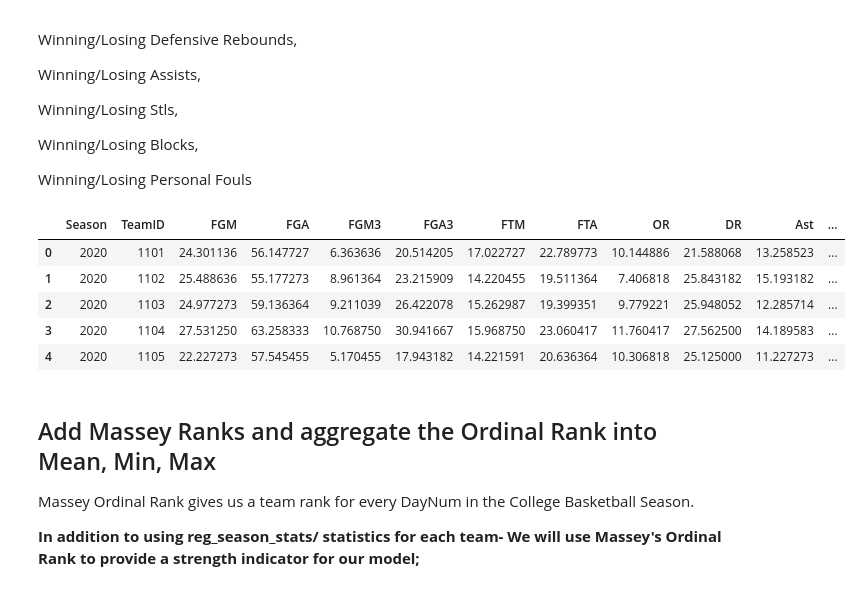
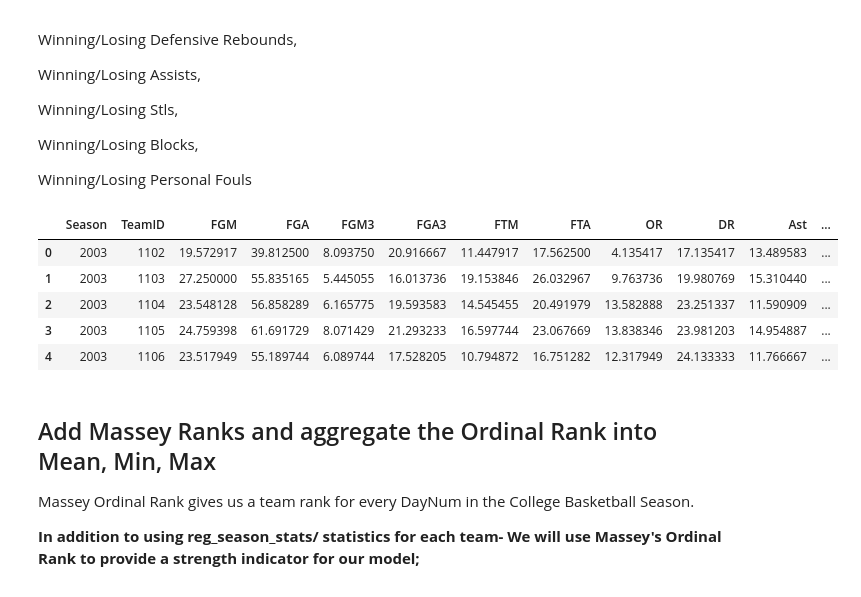
Before and after one commit to racruz25/group_project, a Jupyter notebook: Random_Forest_Model.ipynb, the cells around one changed output. Cells and saved outputs as stored; diff of their text form; code cells hidden in the pictures.

```diff
--- a/Random_Forest_Model.ipynb
+++ b/Random_Forest_Model.ipynb
@@ -113,38 +113,39 @@ Winning/Losing Personal Fouls
 # %%
 # 6) Use most updated ../mens-march-mania-2022/MDataFiles_Stage2/MRegularSeasonDetailedResults file to retrieve season results
 ## 03/12/2022 - Aggregate Stats into WTeamID Stats/ LTeamIDStats
 
 SeasonResults = pd.read_csv(files[4])
 SeasonResults = SeasonResults.copy()
-SeasonResults = SeasonResults[SeasonResults['Season'] >= 2020].reset_index(drop=True)
+SeasonResults = SeasonResults[SeasonResults['Season'] >= 2002].reset_index(drop=True)
+#SeasonResults = SeasonResults[SeasonResults['DayNum'] <= 133].reset_index(drop=True)
 #SeasonResults
 
 winning_cols = ['Season', 'WTeamID', 'WLoc', 'WFGM', 'WFGA', 'WFGM3', 'WFGA3', 'WFTM', 'WFTA', 'WOR', 'WDR', 'WAst', 'WTO', 'WStl', 'WBlk', 'WPF']
 losing_cols = ['Season', 'LTeamID', 'LFGM', 'LFGA', 'LFGM3', 'LFGA3', 'LFTM', 'LFTA', 'LOR', 'LDR', 'LAst', 'LTO', 'LStl', 'LBlk', 'LPF']
 columns = ['Season', 'TeamID', 'FGM', 'FGA', 'FGM3', 'FGA3', 'FTM', 'FTA', 'OR', 'DR', 'Ast', 'TO', 'Stl', 'Blk', 'PF']
 
 winning_stats = SeasonResults[winning_cols].groupby(['Season', 'WTeamID']).mean().reset_index()
 winning_stats.columns = columns
 
 losing_stats = SeasonResults[losing_cols].groupby(['Season', 'LTeamID']).mean().reset_index()
 losing_stats.columns = columns
 
 reg_season_stats = pd.concat([winning_stats, losing_stats]).groupby(['Season', 'TeamID']).mean().reset_index()
 
 reg_season_stats['id'] = reg_season_stats.Season.astype(str) + reg_season_stats.TeamID.astype(str)
 
 
 reg_season_stats.head()
 #reg_season_stats.to_csv('GroupProj_RegSeas_DF_N.csv', encoding='utf-8', index=False)
 
 # 2010 - 2022
 # %% [output]
 |  | Season | TeamID | FGM | FGA | FGM3 | FGA3 | FTM | FTA | OR | DR | Ast | ... |
-| 0 | 2020 | 1101 | 24.301136 | 56.147727 | 6.363636 | 20.514205 | 17.022727 | 22.789773 | 10.144886 | 21.588068 | 13.258523 | ... |
-| 1 | 2020 | 1102 | 25.488636 | 55.177273 | 8.961364 | 23.215909 | 14.220455 | 19.511364 | 7.406818 | 25.843182 | 15.193182 | ... |
-| 2 | 2020 | 1103 | 24.977273 | 59.136364 | 9.211039 | 26.422078 | 15.262987 | 19.399351 | 9.779221 | 25.948052 | 12.285714 | ... |
-| 3 | 2020 | 1104 | 27.531250 | 63.258333 | 10.768750 | 30.941667 | 15.968750 | 23.060417 | 11.760417 | 27.562500 | 14.189583 | ... |
-| 4 | 2020 | 1105 | 22.227273 | 57.545455 | 5.170455 | 17.943182 | 14.221591 | 20.636364 | 10.306818 | 25.125000 | 11.227273 | ... |
+| 0 | 2003 | 1102 | 19.572917 | 39.812500 | 8.093750 | 20.916667 | 11.447917 | 17.562500 | 4.135417 | 17.135417 | 13.489583 | ... |
+| 1 | 2003 | 1103 | 27.250000 | 55.835165 | 5.445055 | 16.013736 | 19.153846 | 26.032967 | 9.763736 | 19.980769 | 15.310440 | ... |
+| 2 | 2003 | 1104 | 23.548128 | 56.858289 | 6.165775 | 19.593583 | 14.545455 | 20.491979 | 13.582888 | 23.251337 | 11.590909 | ... |
+| 3 | 2003 | 1105 | 24.759398 | 61.691729 | 8.071429 | 21.293233 | 16.597744 | 23.067669 | 13.838346 | 23.981203 | 14.954887 | ... |
+| 4 | 2003 | 1106 | 23.517949 | 55.189744 | 6.089744 | 17.528205 | 10.794872 | 16.751282 | 12.317949 | 24.133333 | 11.766667 | ... |
 # %%
 # # # # 2003 - 2010
 # massey_ratings = pd.read_csv(files[3])
```
Also changed, not shown: parts of 13 cells of this notebook.
